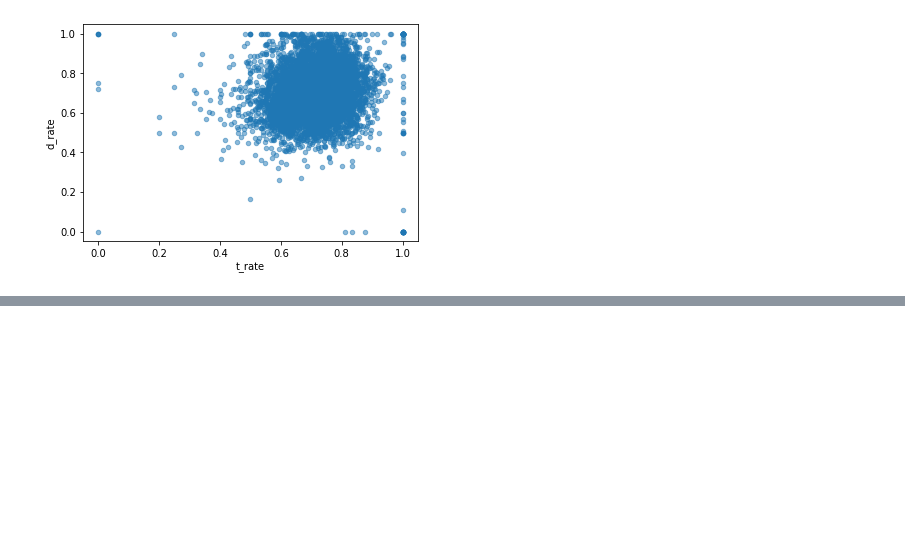
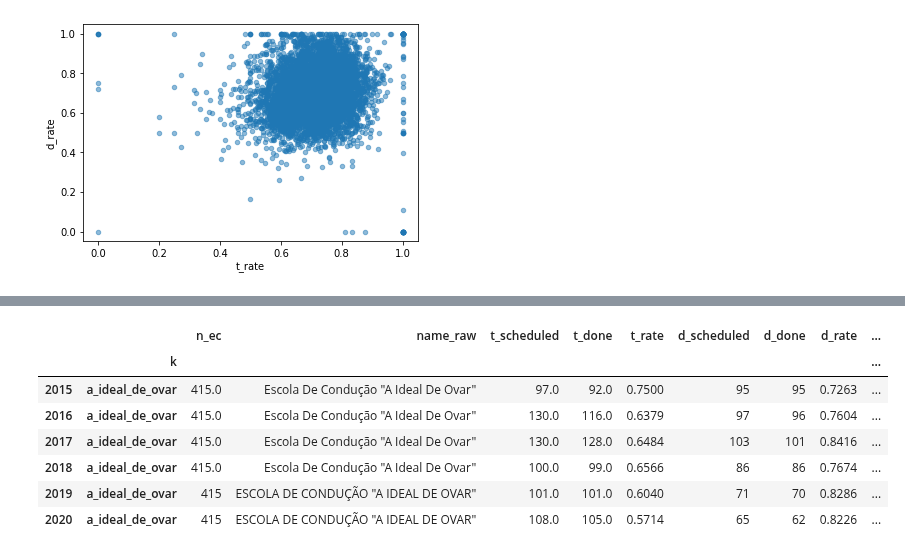
Before and after one commit to codecadre/imt-pass-rates, a Jupyter notebook: demo.ipynb, the cells around one changed output, grey strips where cells are left out. Cells and saved outputs as stored; diff of their text form; code cells hidden in the pictures; blank space fills up the shorter version.

```diff
--- a/demo.ipynb
+++ b/demo.ipynb
@@ -43,0 +55,11 @@ T.plot.scatter(x="t_rate", y="d_rate", alpha=0.5)
+# %%
+T.loc[T['n_ec'] == 415,:]
+# %% [output]
+|  |  | n_ec | name_raw | t_scheduled | t_done | t_rate | d_scheduled | d_done | d_rate | ... |
+|  | k |  |  |  |  |  |  |  |  | ... |
+| 2015 | a_ideal_de_ovar | 415.0 | Escola De Condução "A Ideal De Ovar" | 97.0 | 92.0 | 0.7500 | 95 | 95 | 0.7263 | ... |
+| 2016 | a_ideal_de_ovar | 415.0 | Escola De Condução "A Ideal De Ovar" | 130.0 | 116.0 | 0.6379 | 97 | 96 | 0.7604 | ... |
+| 2017 | a_ideal_de_ovar | 415.0 | Escola De Condução "A Ideal De Ovar" | 130.0 | 128.0 | 0.6484 | 103 | 101 | 0.8416 | ... |
+| 2018 | a_ideal_de_ovar | 415.0 | Escola De Condução "A Ideal De Ovar" | 100.0 | 99.0 | 0.6566 | 86 | 86 | 0.7674 | ... |
+| 2019 | a_ideal_de_ovar | 415 | ESCOLA DE CONDUÇÃO "A IDEAL DE OVAR" | 101.0 | 101.0 | 0.6040 | 71 | 70 | 0.8286 | ... |
+| 2020 | a_ideal_de_ovar | 415 | ESCOLA DE CONDUÇÃO "A IDEAL DE OVAR" | 108.0 | 105.0 | 0.5714 | 65 | 62 | 0.8226 | ... |
```
Also changed, not shown: parts of 1 cell of this notebook, 2 other files.
